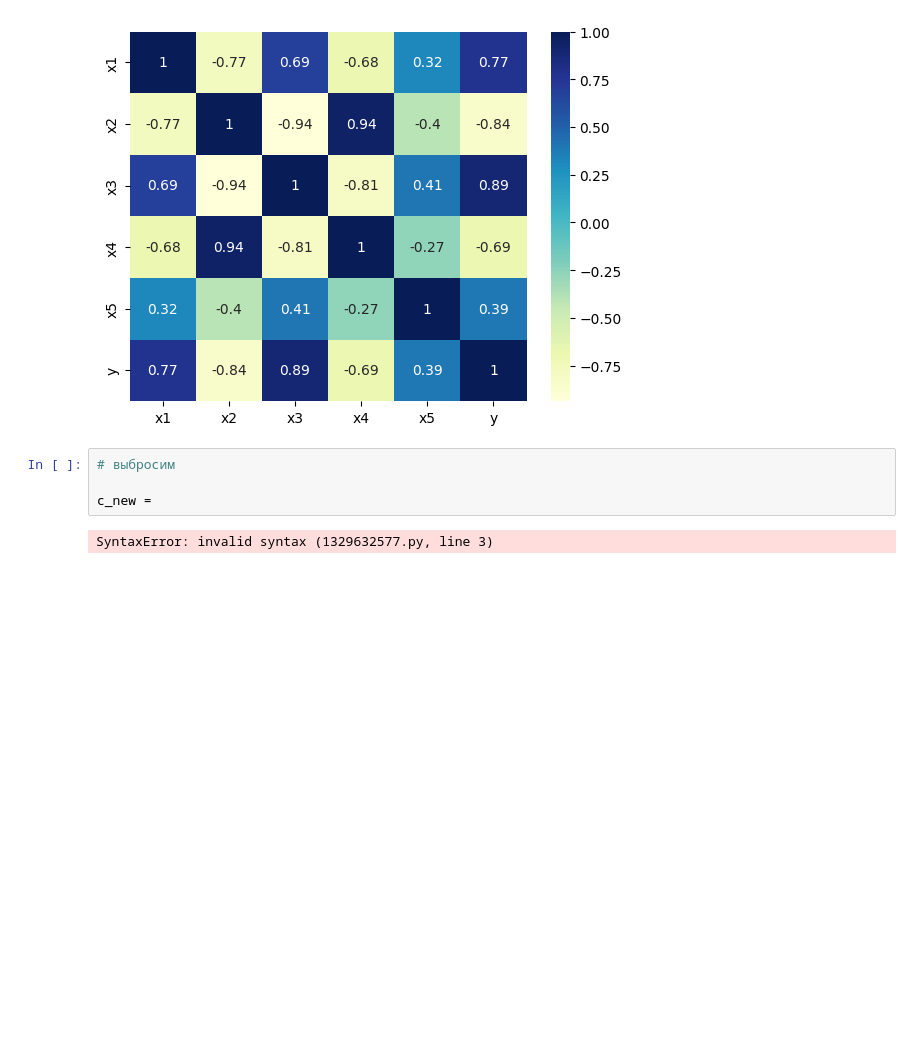
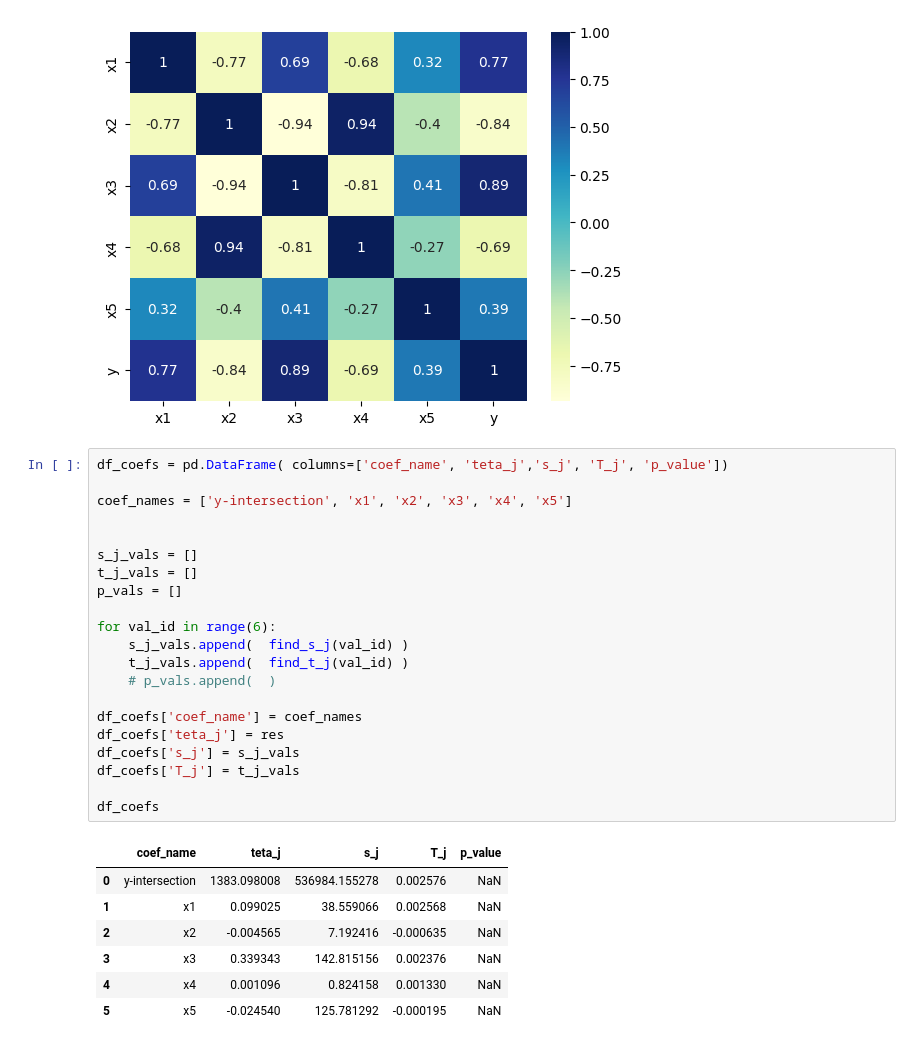
Before and after one commit to CepbluKot/stats, a Jupyter notebook: correct/lr5.ipynb, the cells around one changed output. Saved outputs shown, nothing was run; the diff lists cells and outputs as text; blank space fills up the shorter version.

```diff
--- a/correct/lr5.ipynb
+++ b/correct/lr5.ipynb
@@ -585,9 +585,32 @@ sns.heatmap(c2.corr('pearson'), cmap="YlGnBu", annot=True)
 # %% [output]
 <Axes: >
 [figure]
-# %%
-# выбросим
-
-c_new =
-# %% [output]
-SyntaxError: invalid syntax (1329632577.py, line 3)
+# %%
+df_coefs = pd.DataFrame( columns=['coef_name', 'teta_j','s_j', 'T_j', 'p_value'])
+
+coef_names = ['y-intersection', 'x1', 'x2', 'x3', 'x4', 'x5']
+
+
+s_j_vals = []
+t_j_vals = []
+p_vals = []
+
+for val_id in range(6):
+    s_j_vals.append(  find_s_j(val_id) )
+    t_j_vals.append(  find_t_j(val_id) )
+    # p_vals.append(  )
+
+df_coefs['coef_name'] = coef_names
+df_coefs['teta_j'] = res
+df_coefs['s_j'] = s_j_vals
+df_coefs['T_j'] = t_j_vals
+
+df_coefs
+# %% [output]
+|  | coef_name | teta_j | s_j | T_j | p_value |
+| 0 | y-intersection | 1383.098008 | 536984.155278 | 0.002576 | NaN |
+| 1 | x1 | 0.099025 | 38.559066 | 0.002568 | NaN |
+| 2 | x2 | -0.004565 | 7.192416 | -0.000635 | NaN |
+| 3 | x3 | 0.339343 | 142.815156 | 0.002376 | NaN |
+| 4 | x4 | 0.001096 | 0.824158 | 0.001330 | NaN |
+| 5 | x5 | -0.024540 | 125.781292 | -0.000195 | NaN |
```
